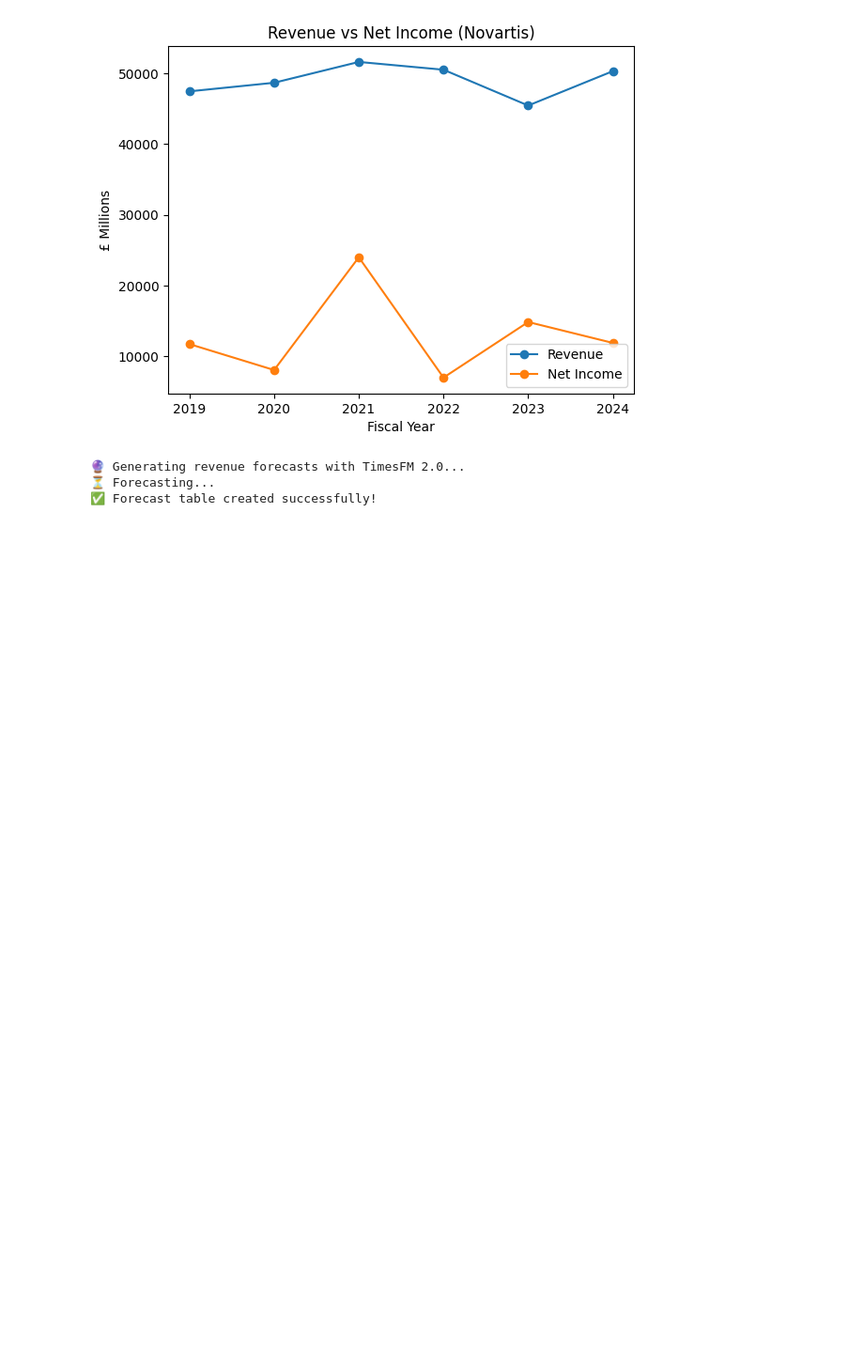
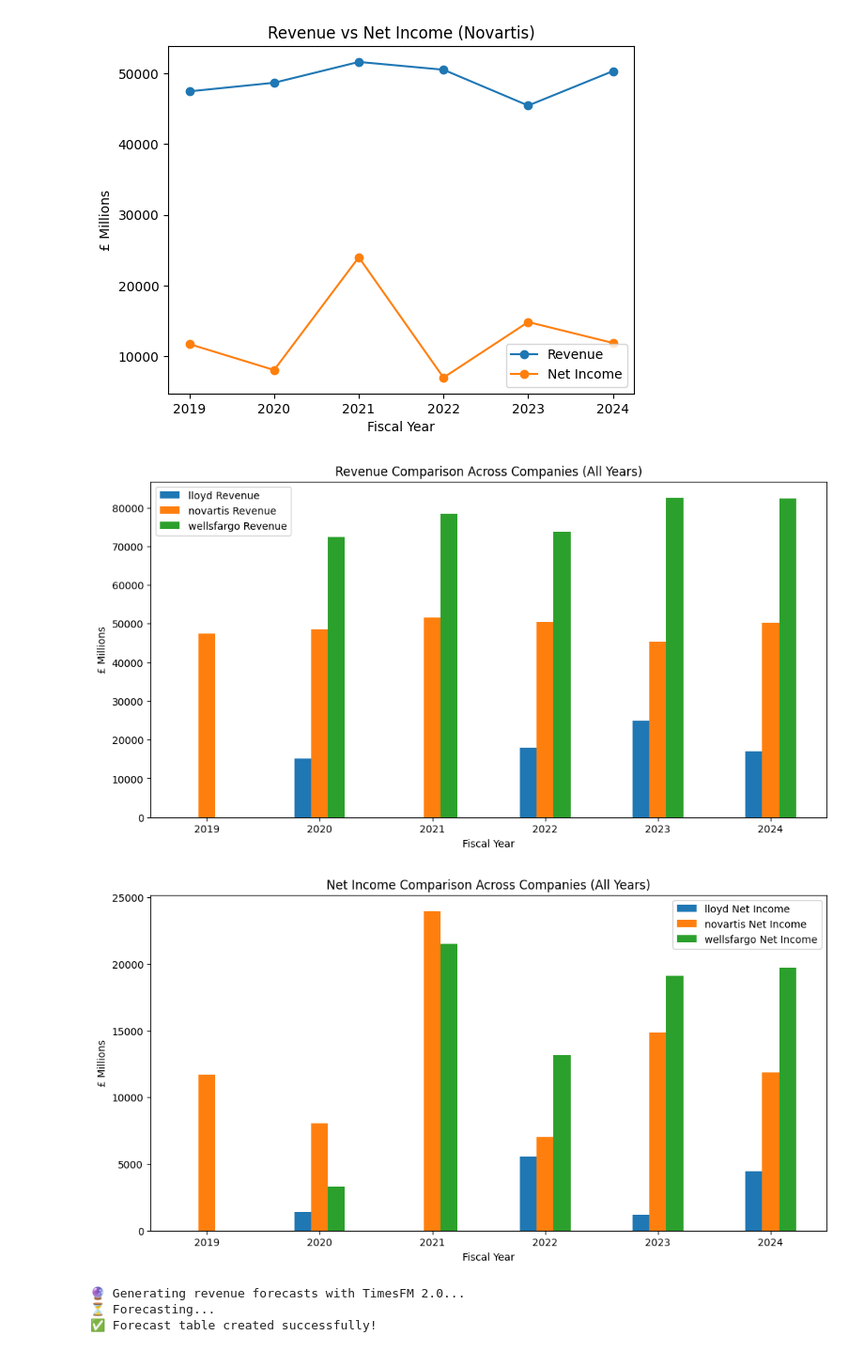
Before and after one commit to deepavn7/bq_ai_google_hackathon, a Jupyter notebook: process_reports.ipynb, the cells around one changed output. Shown at 94% size. Saved outputs shown, nothing was run; the diff lists cells and outputs as text; code cells hidden in the pictures; blank space fills up the shorter version.

```diff
--- a/process_reports.ipynb
+++ b/process_reports.ipynb
@@ -738,6 +738,57 @@ plt.legend()
 plt.show()
 # %% [output]
 [figure]
+# %%
+
+import numpy as np
+
+# Filter only annual reports
+df_filtered = df[df["report_type"].str.lower() == "annual"]
+
+# Group by company and year
+df_grouped = df_filtered.groupby(["company_name", "fiscal_year"])[
+    ["revenue_millions", "net_income_millions"]
+].sum().reset_index()
+
+# Get unique values
+companies = df_grouped["company_name"].unique().tolist()
+years = sorted(df_grouped["fiscal_year"].unique())
+
+# Set bar width
+bar_width = 0.15
+x = np.arange(len(years))  # positions for fiscal years
+
+plt.figure(figsize=(12,6))
+
+# Plot each company’s bars
+for i, company in enumerate(companies):
+    company_data = df_grouped[df_grouped["company_name"] == company]
+    revenues = [company_data[company_data["fiscal_year"] == y]["revenue_millions"].sum() for y in years]
+    plt.bar(x + i*bar_width, revenues, width=bar_width, label=f"{company} Revenue")
+
+plt.xticks(x + bar_width*(len(companies)-1)/2, years)  # Center ticks
+plt.xlabel("Fiscal Year")
+plt.ylabel("£ Millions")
+plt.title("Revenue Comparison Across Companies (All Years)")
+plt.legend()
+plt.show()
+
+# Repeat for Net Income
+plt.figure(figsize=(12,6))
+for i, company in enumerate(companies):
+    company_data = df_grouped[df_grouped["company_name"] == company]
+    net_incomes = [company_data[company_data["fiscal_year"] == y]["net_income_millions"].sum() for y in years]
+    plt.bar(x + i*bar_width, net_incomes, width=bar_width, label=f"{company} Net Income")
+
+plt.xticks(x + bar_width*(len(companies)-1)/2, years)
+plt.xlabel("Fiscal Year")
+plt.ylabel("£ Millions")
+plt.title("Net Income Comparison Across Companies (All Years)")
+plt.legend()
+plt.show()
+# %% [output]
+[figure, added]
+[figure, added]
 # %%
 
 print("🔮 Generating revenue forecasts with TimesFM 2.0...")
```
